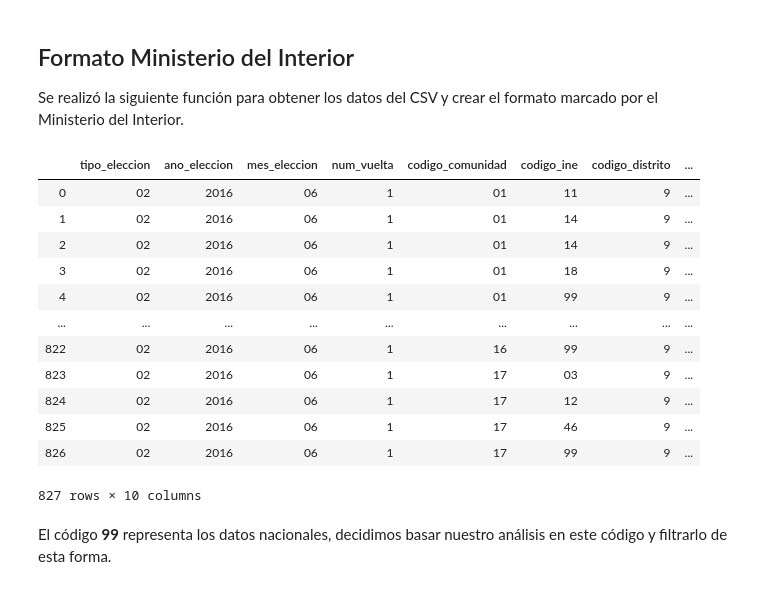
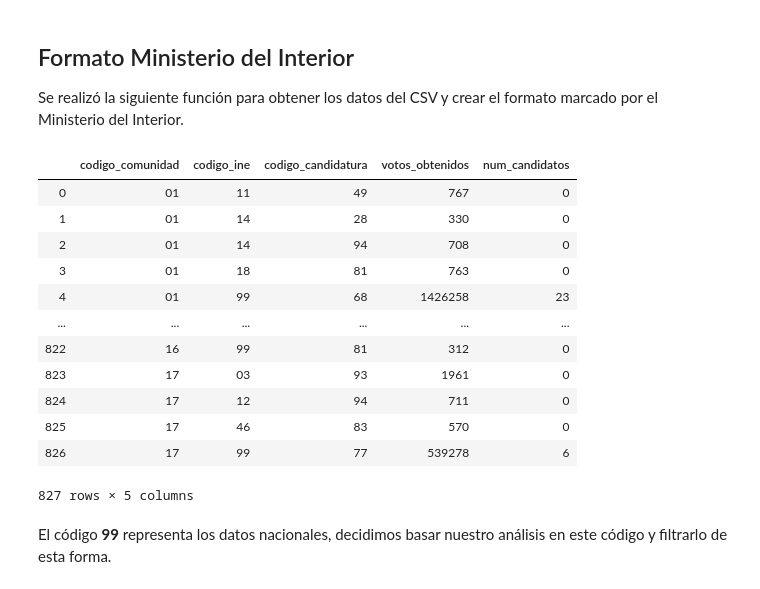
Before and after one commit to Antonidas21/Python_Trabajo_Final, a Jupyter notebook: datos_elecciones_Miryam.ipynb, the cells around one changed output. Drawn from its saved outputs; the diff is of its cells as text; code cells hidden in the pictures.

```diff
--- a/datos_elecciones_Miryam.ipynb
+++ b/datos_elecciones_Miryam.ipynb
@@ -30,46 +30,48 @@ def get_cosas (x):
     tipo_eleccion = []
     ano_eleccion = []
     mes_eleccion = []
     num_vuelta = []
     codigo_comunidad = []
     codigo_ine = []
     codigo_distrito = []
     codigo_candidatura = []
     votos_obtenidos = []
     num_candidatos = []
     for i in range(len(foo)):
         tipo_eleccion.append(foo[i][:2])
         ano_eleccion.append(foo[i][2:6])
         mes_eleccion.append(foo[i][6:8])
         num_vuelta.append(foo[i][8:9])
         codigo_comunidad.append(foo[i][9:11])
         codigo_ine.append(foo[i][11:13])
         codigo_distrito.append(foo[i][13:14])
         codigo_candidatura.append(int(foo[i][14:20]))
         votos_obtenidos.append(int(foo[i][20:28]))
         num_candidatos.append(int(foo[i][28:33]))
     d = {'tipo_eleccion':tipo_eleccion,'ano_eleccion':ano_eleccion,'mes_eleccion':mes_eleccion,'num_vuelta':num_vuelta,
          'codigo_comunidad':codigo_comunidad,'codigo_ine':codigo_ine,'codigo_distrito':codigo_distrito,
          'codigo_candidatura':codigo_candidatura, 'votos_obtenidos':votos_obtenidos,'num_candidatos': num_candidatos}
     datos_elecciones_2016 = pd.DataFrame(d)
     return datos_elecciones_2016
 
 my_data = get_cosas(votos)
+my_data = my_data.drop(columns = ['tipo_eleccion','ano_eleccion','mes_eleccion','num_vuelta',
+                                 'codigo_distrito'])
 my_data
 # %% [output]
-|  | tipo_eleccion | ano_eleccion | mes_eleccion | num_vuelta | codigo_comunidad | codigo_ine | codigo_distrito | ... |
-| 0 | 02 | 2016 | 06 | 1 | 01 | 11 | 9 | ... |
-| 1 | 02 | 2016 | 06 | 1 | 01 | 14 | 9 | ... |
-| 2 | 02 | 2016 | 06 | 1 | 01 | 14 | 9 | ... |
-| 3 | 02 | 2016 | 06 | 1 | 01 | 18 | 9 | ... |
-| 4 | 02 | 2016 | 06 | 1 | 01 | 99 | 9 | ... |
-| ... | ... | ... | ... | ... | ... | ... | ... | ... |
-| 822 | 02 | 2016 | 06 | 1 | 16 | 99 | 9 | ... |
-| 823 | 02 | 2016 | 06 | 1 | 17 | 03 | 9 | ... |
-| 824 | 02 | 2016 | 06 | 1 | 17 | 12 | 9 | ... |
-| 825 | 02 | 2016 | 06 | 1 | 17 | 46 | 9 | ... |
-| 826 | 02 | 2016 | 06 | 1 | 17 | 99 | 9 | ... |
+|  | codigo_comunidad | codigo_ine | codigo_candidatura | votos_obtenidos | num_candidatos |
+| 0 | 01 | 11 | 49 | 767 | 0 |
+| 1 | 01 | 14 | 28 | 330 | 0 |
+| 2 | 01 | 14 | 94 | 708 | 0 |
+| 3 | 01 | 18 | 81 | 763 | 0 |
+| 4 | 01 | 99 | 68 | 1426258 | 23 |
+| ... | ... | ... | ... | ... | ... |
+| 822 | 16 | 99 | 81 | 312 | 0 |
+| 823 | 17 | 03 | 93 | 1961 | 0 |
+| 824 | 17 | 12 | 94 | 711 | 0 |
+| 825 | 17 | 46 | 83 | 570 | 0 |
+| 826 | 17 | 99 | 77 | 539278 | 6 |
-827 rows × 10 columns
+827 rows × 5 columns
 # %% [markdown]
 El código **99** representa los datos nacionales, decidimos basar nuestro análisis en este código y filtrarlo de esta forma.
 # %%
```
Also changed, not shown: parts of 13 cells of this notebook, 2 other files.
